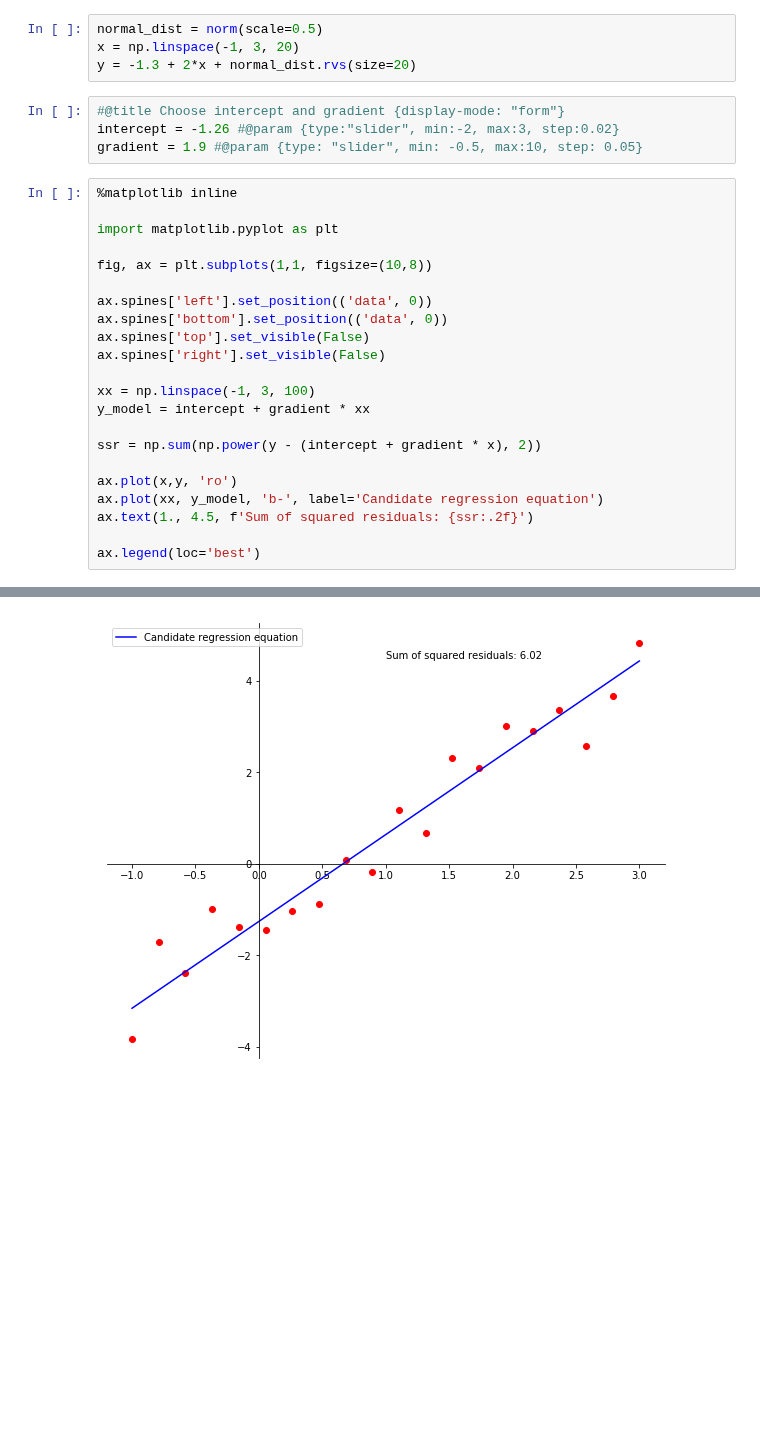
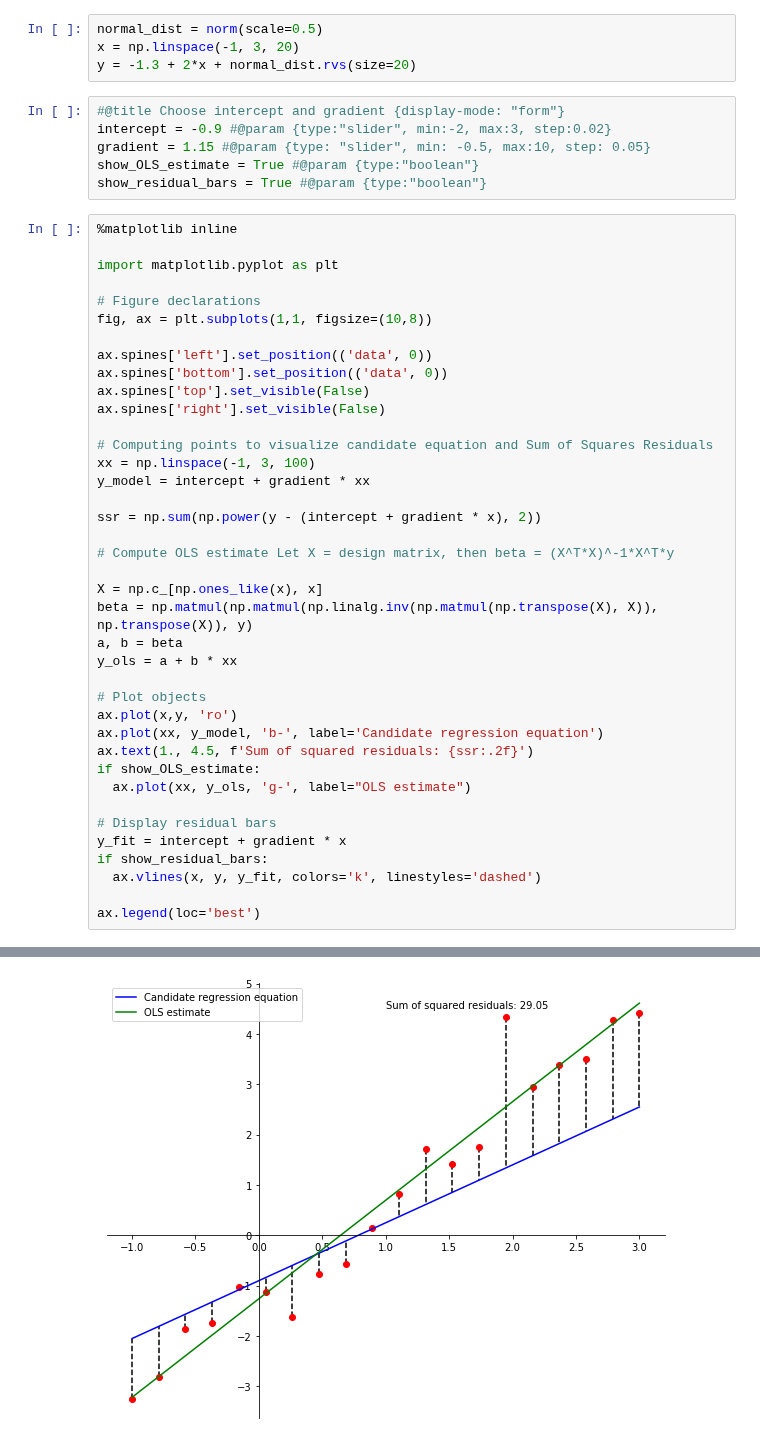
Before and after one commit to uliang/MS9002-Data-mining-techniques, a Jupyter notebook: Illustration_of_OLS_algorithm.ipynb, the cells around one changed output, grey strips where cells are left out. Saved outputs shown, nothing was run; the diff lists cells and outputs as text; blank space fills up the shorter version.

```diff
--- a/Illustration_of_OLS_algorithm.ipynb
+++ b/Illustration_of_OLS_algorithm.ipynb
@@ -9,30 +9,49 @@ x = np.linspace(-1, 3, 20)
 y = -1.3 + 2*x + normal_dist.rvs(size=20)
 # %%
 #@title Choose intercept and gradient {display-mode: "form"}
-intercept = -1.26 #@param {type:"slider", min:-2, max:3, step:0.02}
-gradient = 1.9 #@param {type: "slider", min: -0.5, max:10, step: 0.05}
+intercept = -0.9 #@param {type:"slider", min:-2, max:3, step:0.02}
+gradient = 1.15 #@param {type: "slider", min: -0.5, max:10, step: 0.05}
+show_OLS_estimate = True #@param {type:"boolean"}
+show_residual_bars = True #@param {type:"boolean"}
 # %%
 %matplotlib inline
 
 import matplotlib.pyplot as plt
 
+# Figure declarations
 fig, ax = plt.subplots(1,1, figsize=(10,8))
 
 ax.spines['left'].set_position(('data', 0))
 ax.spines['bottom'].set_position(('data', 0))
 ax.spines['top'].set_visible(False)
 ax.spines['right'].set_visible(False)
 
+# Computing points to visualize candidate equation and Sum of Squares Residuals
 xx = np.linspace(-1, 3, 100)
 y_model = intercept + gradient * xx
 
 ssr = np.sum(np.power(y - (intercept + gradient * x), 2))
 
+# Compute OLS estimate Let X = design matrix, then beta = (X^T*X)^-1*X^T*y
+
+X = np.c_[np.ones_like(x), x]
+beta = np.matmul(np.matmul(np.linalg.inv(np.matmul(np.transpose(X), X)), np.transpose(X)), y)
+a, b = beta
+y_ols = a + b * xx
+
+# Plot objects
 ax.plot(x,y, 'ro')
 ax.plot(xx, y_model, 'b-', label='Candidate regression equation')
 ax.text(1., 4.5, f'Sum of squared residuals: {ssr:.2f}')
+if show_OLS_estimate:
+  ax.plot(xx, y_ols, 'g-', label="OLS estimate")
+
+# Display residual bars
+y_fit = intercept + gradient * x
+if show_residual_bars:
+  ax.vlines(x, y, y_fit, colors='k', linestyles='dashed')
 
 ax.legend(loc='best')
 # %% [output]
 <matplotlib.legend.Legend at 0x...>
-[figure, old version]
+[figure, new version]
```
